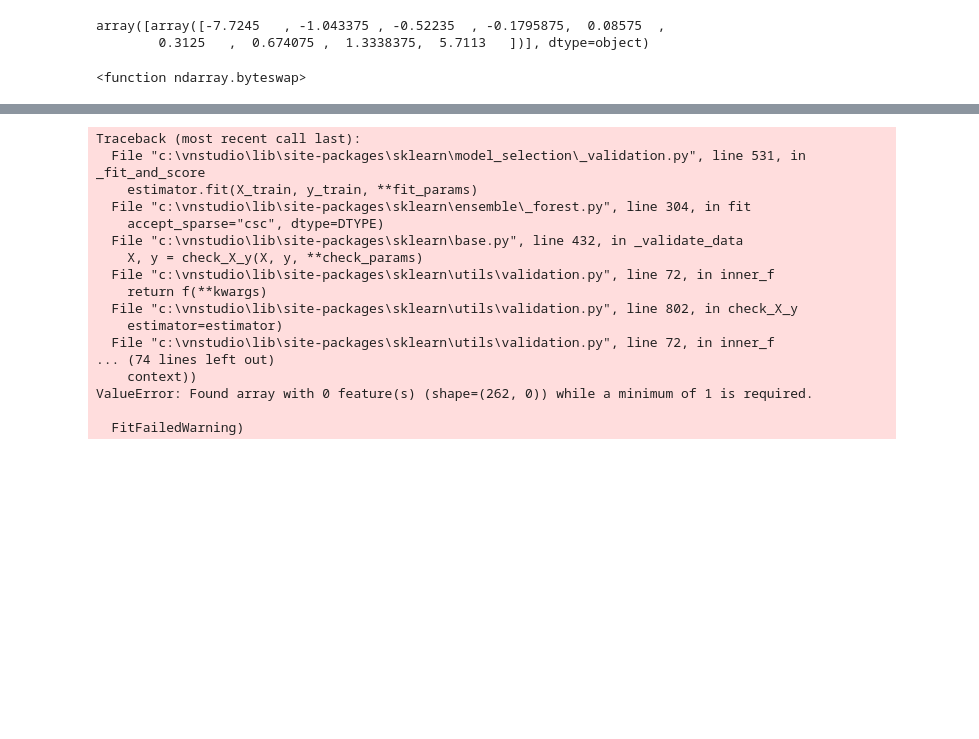
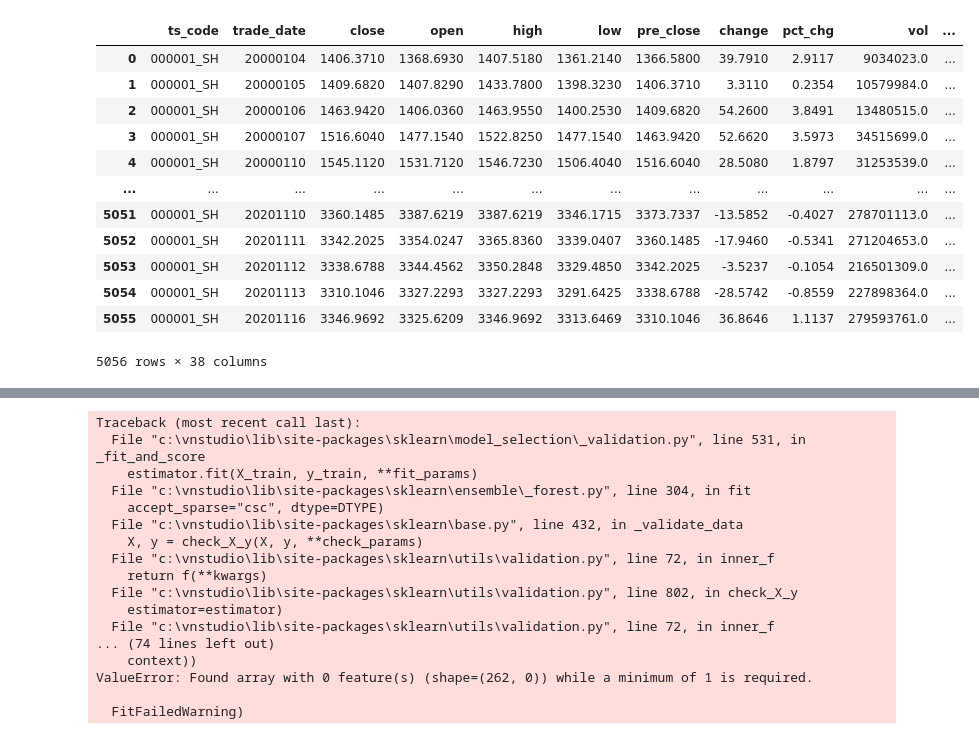
Before and after one commit to digu1216/quantBigA, a Jupyter notebook: jupyter_notebook/stock.ipynb, the cells around one changed output, grey strips where cells are left out. Saved outputs shown, nothing was run; the diff lists cells and outputs as text; code cells hidden in the pictures; blank space fills up the shorter version.

```diff
--- a/jupyter_notebook/stock.ipynb
+++ b/jupyter_notebook/stock.ipynb
@@ -65,11 +66,22 @@ est_y = KBinsDiscretizer(n_bins=8, encode='ordinal', strategy='quantile')
 # 获取标签（涨跌幅度）要向前移动一天（当天的涨幅为前一天的预测结果）
 index_sh_y = est_y.fit_transform(pct_chg).ravel()[1:]
 index_sh_y = index_sh_y[120:]    # 删除前120条数据（ma120数据不准确）
-# %%
-est_y.bin_edges_
-# %% [output]
-array([array([-7.7245   , -1.043375 , -0.52235  , -0.1795875,  0.08575  ,
-        0.3125   ,  0.674075 ,  1.3338375,  5.7113   ])], dtype=object)
+# %%
+df_index_sh_db
+# %% [output]
+|  | ts_code | trade_date | close | open | high | low | pre_close | change | pct_chg | vol | ... |
+| 0 | 000001_SH | 20000104 | 1406.3710 | 1368.6930 | 1407.5180 | 1361.2140 | 1366.5800 | 39.7910 | 2.9117 | 9034023.0 | ... |
+| 1 | 000001_SH | 20000105 | 1409.6820 | 1407.8290 | 1433.7800 | 1398.3230 | 1406.3710 | 3.3110 | 0.2354 | 10579984.0 | ... |
+| 2 | 000001_SH | 20000106 | 1463.9420 | 1406.0360 | 1463.9550 | 1400.2530 | 1409.6820 | 54.2600 | 3.8491 | 13480515.0 | ... |
+| 3 | 000001_SH | 20000107 | 1516.6040 | 1477.1540 | 1522.8250 | 1477.1540 | 1463.9420 | 52.6620 | 3.5973 | 34515699.0 | ... |
+| 4 | 000001_SH | 20000110 | 1545.1120 | 1531.7120 | 1546.7230 | 1506.4040 | 1516.6040 | 28.5080 | 1.8797 | 31253539.0 | ... |
+| ... | ... | ... | ... | ... | ... | ... | ... | ... | ... | ... | ... |
+| 5051 | 000001_SH | 20201110 | 3360.1485 | 3387.6219 | 3387.6219 | 3346.1715 | 3373.7337 | -13.5852 | -0.4027 | 278701113.0 | ... |
+| 5052 | 000001_SH | 20201111 | 3342.2025 | 3354.0247 | 3365.8360 | 3339.0407 | 3360.1485 | -17.9460 | -0.5341 | 271204653.0 | ... |
+| 5053 | 000001_SH | 20201112 | 3338.6788 | 3344.4562 | 3350.2848 | 3329.4850 | 3342.2025 | -3.5237 | -0.1054 | 216501309.0 | ... |
+| 5054 | 000001_SH | 20201113 | 3310.1046 | 3327.2293 | 3327.2293 | 3291.6425 | 3338.6788 | -28.5742 | -0.8559 | 227898364.0 | ... |
+| 5055 | 000001_SH | 20201116 | 3346.9692 | 3325.6209 | 3346.9692 | 3313.6469 | 3310.1046 | 36.8646 | 1.1137 | 279593761.0 | ... |
+5056 rows × 38 columns
 # %%
 df_index_sh_X = df_index_sh_db.iloc[:-1, ~df_index_sh_db.columns.isin(['pct_chg'])]   # 删除最后一天的X数据
 df_index_sh_X.loc[:,'ma_close_5'] = (df_index_sh_X.loc[:, 'close'] - df_index_sh_X.loc[:, 'ma_5']) / df_index_sh_X.loc[:, 'ma_5']
@@ -91,7 +103,3 @@ df_X = df_X.iloc[120:, :]
 from sklearn.preprocessing import KBinsDiscretizer
 est_X = KBinsDiscretizer(n_bins=8, encode='ordinal', strategy='quantile')
 index_sh_X = est_X.fit_transform(df_X)
-# %%
-index_sh_X.byteswap
-# %% [output]
-<function ndarray.byteswap>
```
Also changed, not shown: parts of 8 cells of this notebook, 4 other files.
